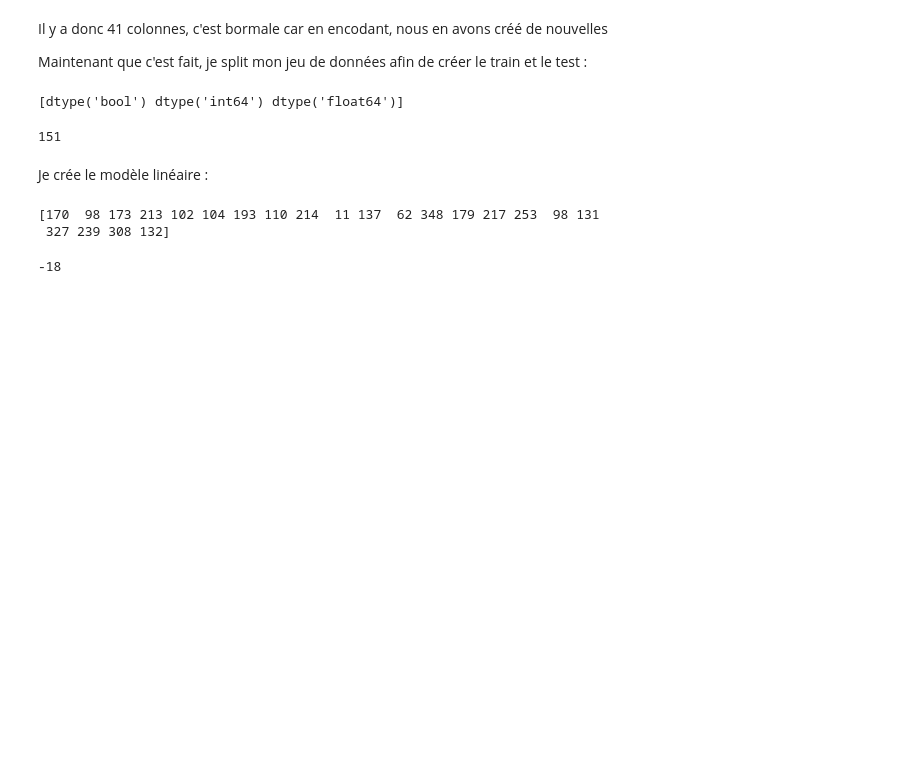
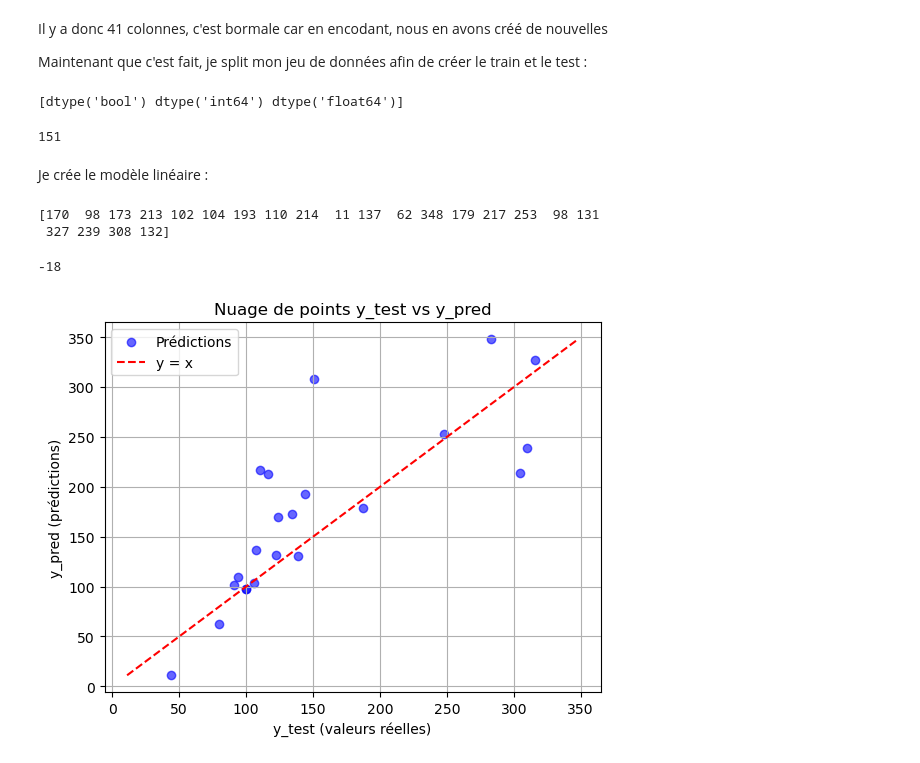
Before and after one commit to anna-cochat/Data_NA_project, a Jupyter notebook: scenario_1.ipynb, the cells around one changed output. Drawn from its saved outputs; the diff is of its cells as text; code cells hidden in the pictures; blank space fills up the shorter version.

```diff
--- a/scenario_1.ipynb
+++ b/scenario_1.ipynb
@@ -250,3 +250,24 @@ moyenne = moyenne.astype(int)
 print(moyenne)
 # %% [output]
 -18
+# %%
+import matplotlib.pyplot as plt
+import numpy as np
+
+# Nuage de points
+plt.scatter(y_test, y_pred, color='blue', alpha=0.6, label='Prédictions')
+
+# Droite de régression y = x pour comparer
+min_val = min(y_test.min(), y_pred.min())
+max_val = max(y_test.max(), y_pred.max())
+plt.plot([min_val, max_val], [min_val, max_val], color='red', linestyle='--', label='y = x')
+
+# Labels et titre
+plt.xlabel('y_test (valeurs réelles)')
+plt.ylabel('y_pred (prédictions)')
+plt.title('Nuage de points y_test vs y_pred')
+plt.legend()
+plt.grid(True)
+plt.show()
+# %% [output]
+[figure, added]
```
